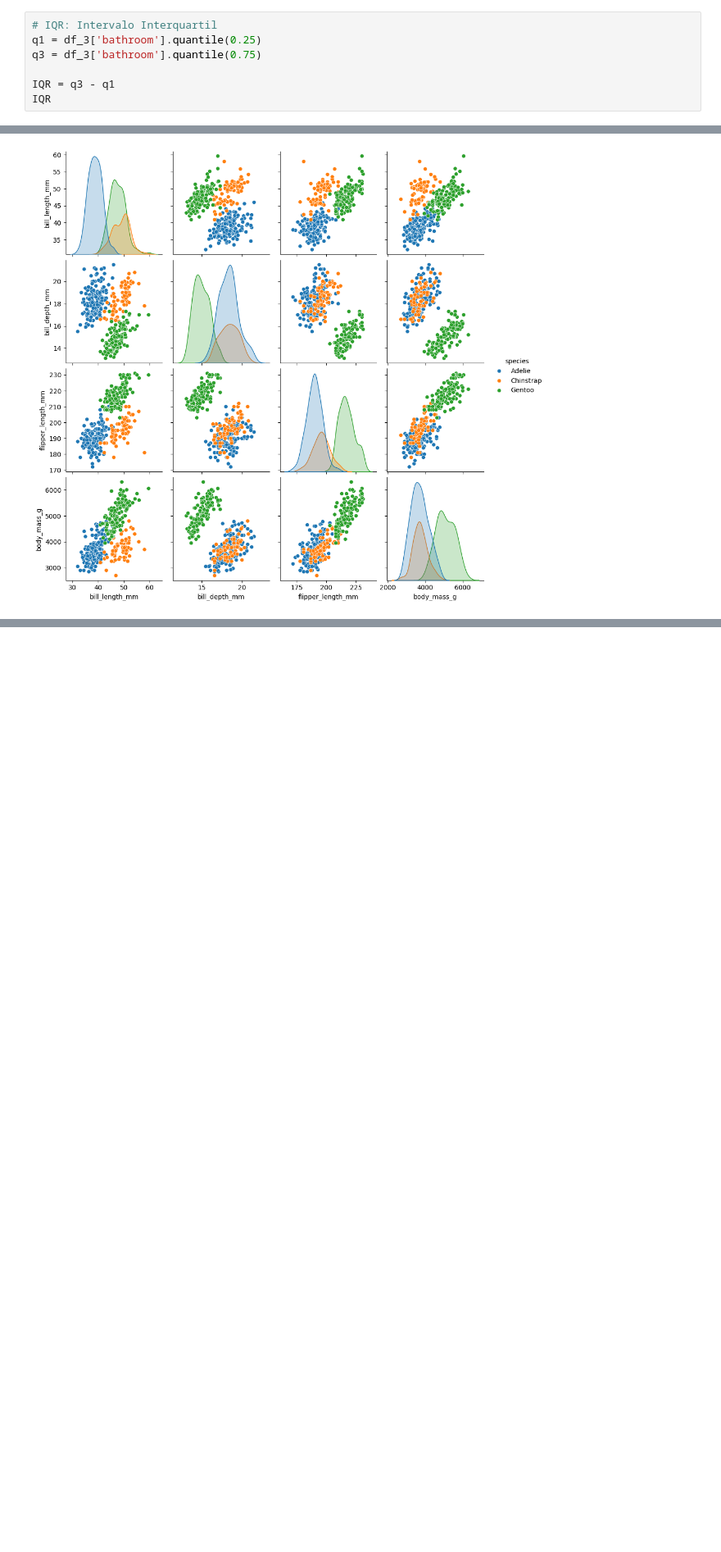
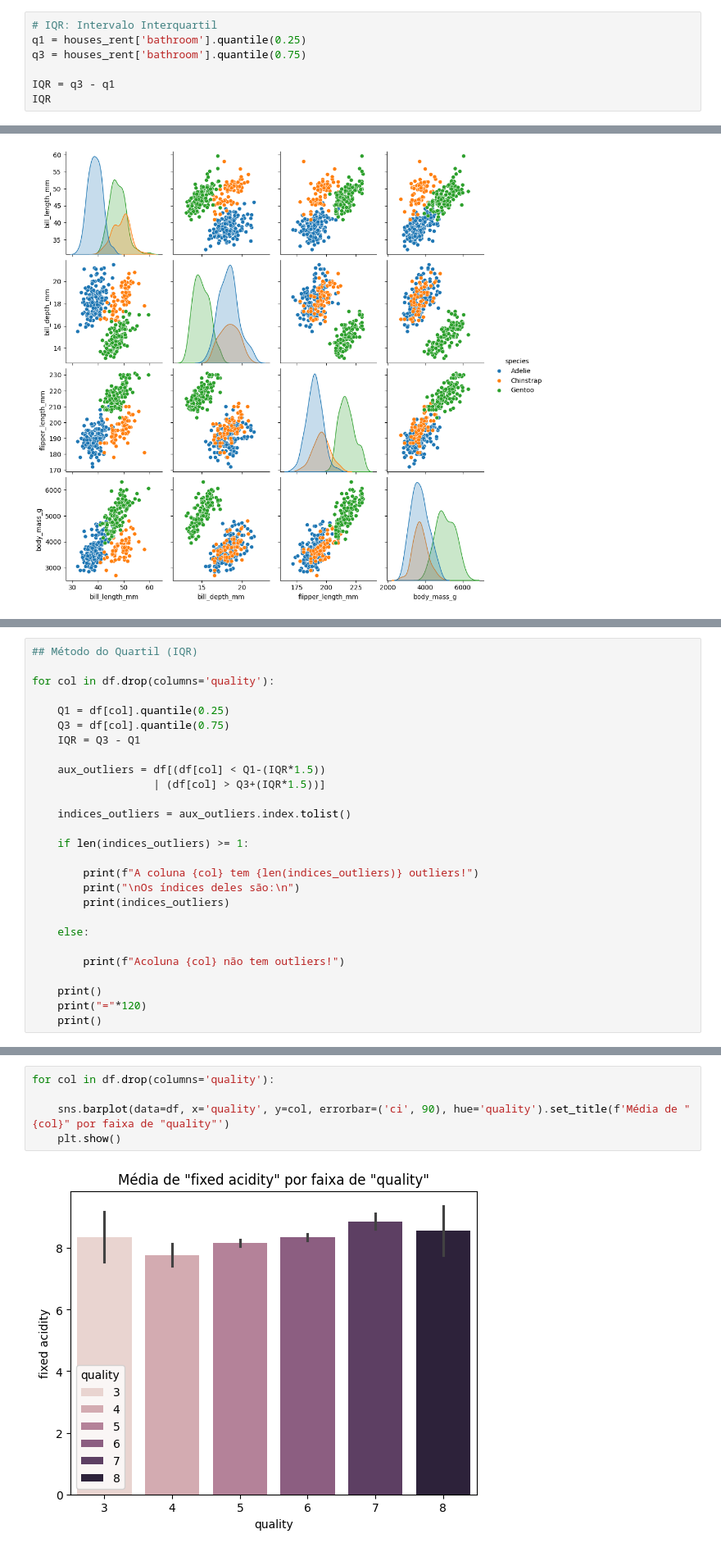
Before and after one commit to matheusvazdata/aed-ada-santander, a Jupyter notebook: Análise_Exploratória_de_Dados.ipynb, the cells around one changed output, grey strips where cells are left out. Shown at 82% size. Drawn from its saved outputs; the diff is of its cells as text; blank space fills up the shorter version.

```diff
--- a/Análise_Exploratória_de_Dados.ipynb
+++ b/Análise_Exploratória_de_Dados.ipynb
@@ -423,8 +423,8 @@ df_3['bathroom'].value_counts()
 dtype: int64
 # %%
 # IQR: Intervalo Interquartil
-q1 = df_3['bathroom'].quantile(0.25)
-q3 = df_3['bathroom'].quantile(0.75)
+q1 = houses_rent['bathroom'].quantile(0.25)
+q3 = houses_rent['bathroom'].quantile(0.75)
 
 IQR = q3 - q1
 IQR
@@ -744,0 +886,27 @@ sns.pairplot(data=penguins, hue='species')
+# %%
+## Método do Quartil (IQR)
+
+for col in df.drop(columns='quality'):
+
+    Q1 = df[col].quantile(0.25)
+    Q3 = df[col].quantile(0.75)
+    IQR = Q3 - Q1
+
+    aux_outliers = df[(df[col] < Q1-(IQR*1.5))
+                   | (df[col] > Q3+(IQR*1.5))]
+
+    indices_outliers = aux_outliers.index.tolist()
+
+    if len(indices_outliers) >= 1:
+
+        print(f"A coluna {col} tem {len(indices_outliers)} outliers!")
+        print("\nOs índices deles são:\n")
+        print(indices_outliers)
+
+    else:
+
+        print(f"Acoluna {col} não tem outliers!")
+
+    print()
+    print("="*120)
+    print()
@@ -744,0 +1012,7 @@ sns.pairplot(data=penguins, hue='species')
+# %%
+for col in df.drop(columns='quality'):
+
+    sns.barplot(data=df, x='quality', y=col, errorbar=('ci', 90), hue='quality').set_title(f'Média de "{col}" por faixa de "quality"')
+    plt.show()
+# %% [output]
+[figure, added]
```
Also changed, not shown: parts of 65 cells of this notebook.
